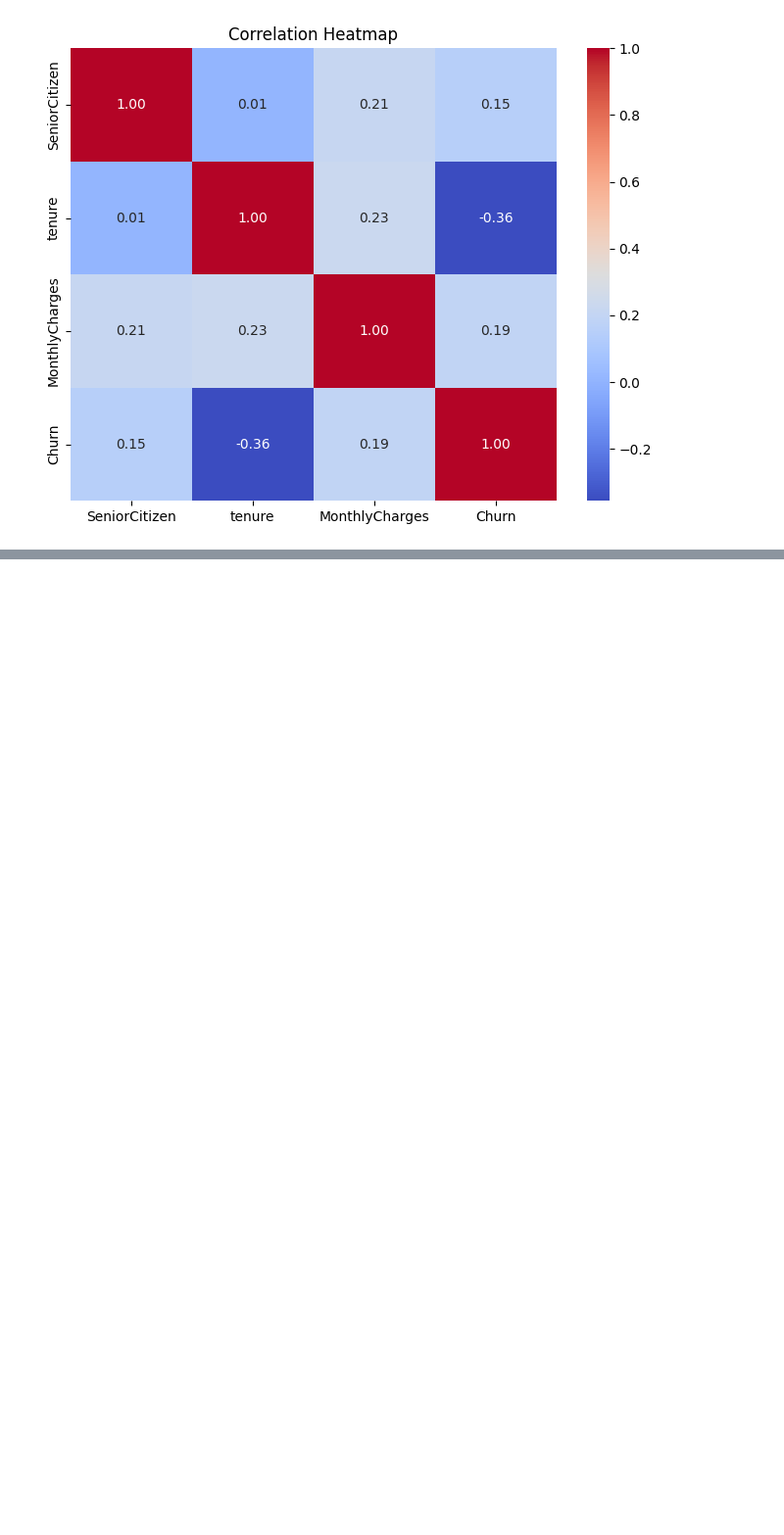
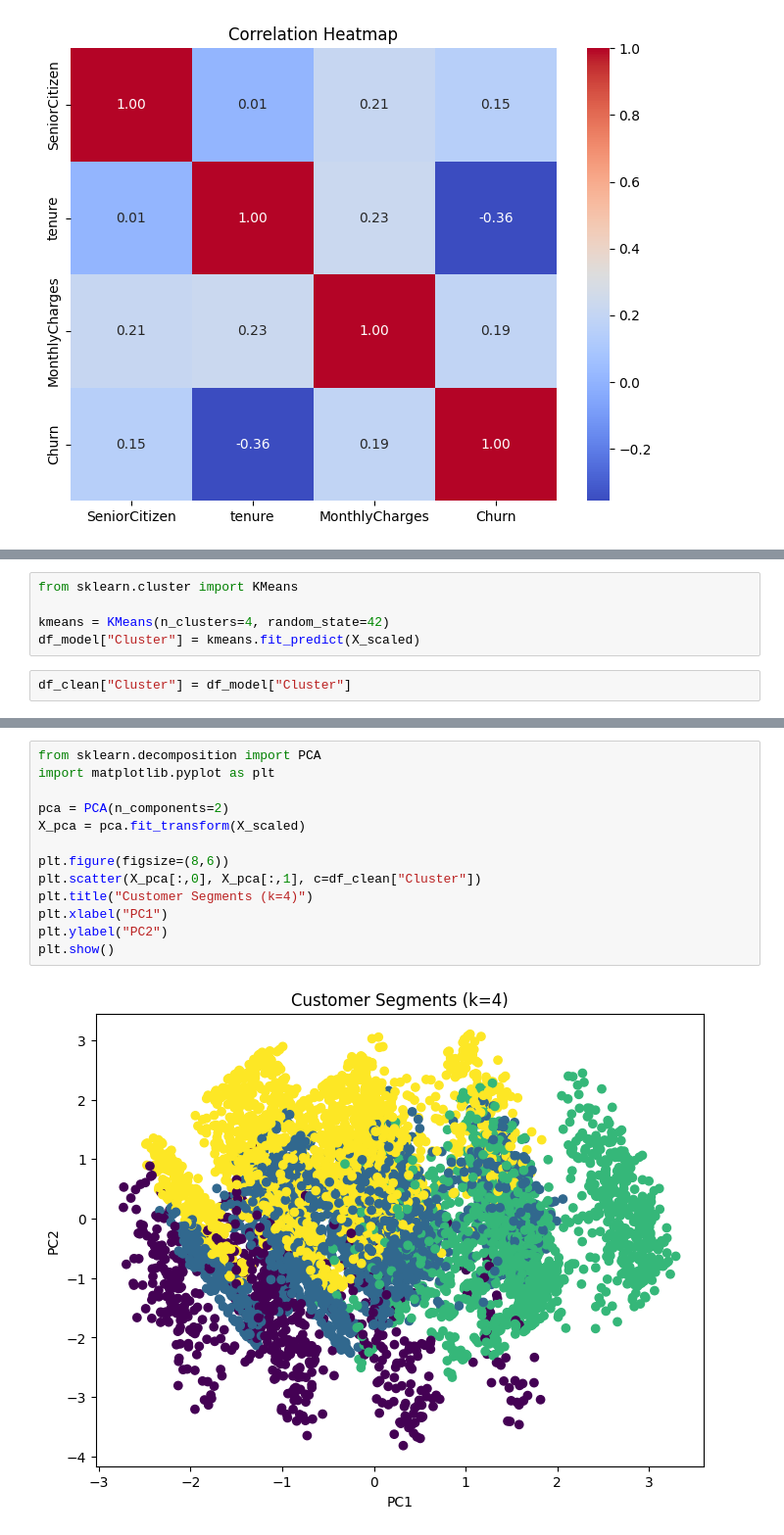
Before and after one commit to anilkhadka999/churn-analysis, a Jupyter notebook: Churn.ipynb, the cells around one changed output, grey strips where cells are left out. Shown at 98% size. Cells and saved outputs as stored; diff of their text form; blank space fills up the shorter version.

```diff
--- a/Churn.ipynb
+++ b/Churn.ipynb
@@ -301,0 +335,7 @@ if numeric_cols:
+# %%
+from sklearn.cluster import KMeans
+
+kmeans = KMeans(n_clusters=4, random_state=42)
+df_model["Cluster"] = kmeans.fit_predict(X_scaled)
+# %%
+df_clean["Cluster"] = df_model["Cluster"]
@@ -301,0 +358,15 @@ if numeric_cols:
+# %%
+from sklearn.decomposition import PCA
+import matplotlib.pyplot as plt
+
+pca = PCA(n_components=2)
+X_pca = pca.fit_transform(X_scaled)
+
+plt.figure(figsize=(8,6))
+plt.scatter(X_pca[:,0], X_pca[:,1], c=df_clean["Cluster"])
+plt.title("Customer Segments (k=4)")
+plt.xlabel("PC1")
+plt.ylabel("PC2")
+plt.show()
+# %% [output]
+[figure, added]
```
Also changed, not shown: parts of 11 cells of this notebook.
